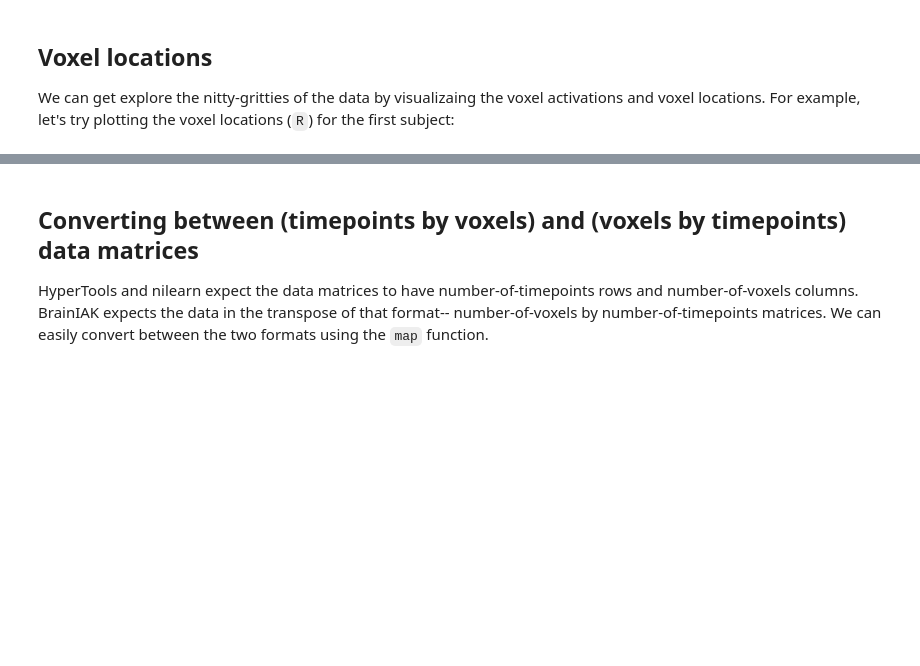
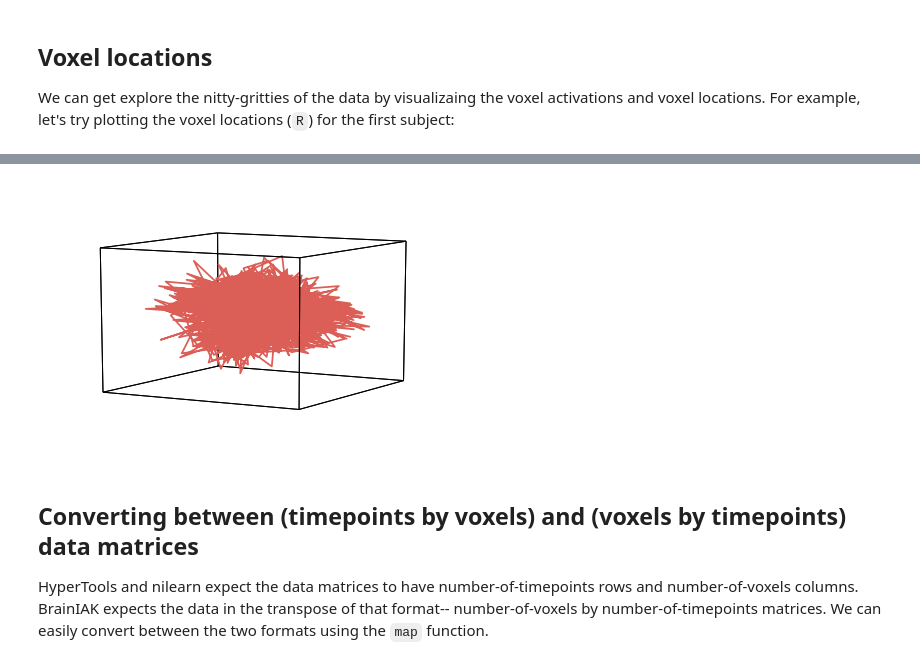
Before and after one commit to Summer-MIND/mind_2017, a Jupyter notebook: Tutorials/fMRI_NetworkDynamics/htfa_tutorial.ipynb, the cells around one changed output, grey strips where cells are left out. Cells and saved outputs as stored; diff of their text form; code cells hidden in the pictures; blank space fills up the shorter version.

```diff
--- a/Tutorials/fMRI_NetworkDynamics/htfa_tutorial.ipynb
+++ b/Tutorials/fMRI_NetworkDynamics/htfa_tutorial.ipynb
@@ -126,3 +128,3 @@ And now let's plot a sample of voxel activations.  For fun, let's plot the first
 # %%
-activations = hyp.plot(cmu_data[0]['Y'], model='IncrementalPCA')
+hyp.plot(cmu_data[0]['Y'].T, model='IncrementalPCA');
 # %% [output]
@@ -131,3 +131,4 @@ activations = hyp.plot(cmu_data[0]['Y'], model='IncrementalPCA')
+[figure, added]
 # %% [markdown]
 ## Converting between (timepoints by voxels) and (voxels by timepoints) data matrices ##
 
```
Also changed, not shown: parts of 29 cells of this notebook.
